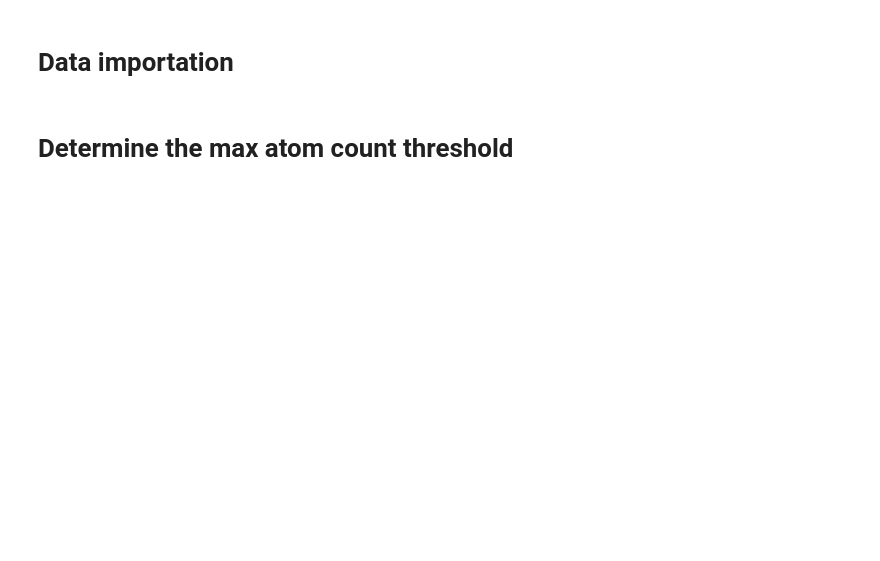
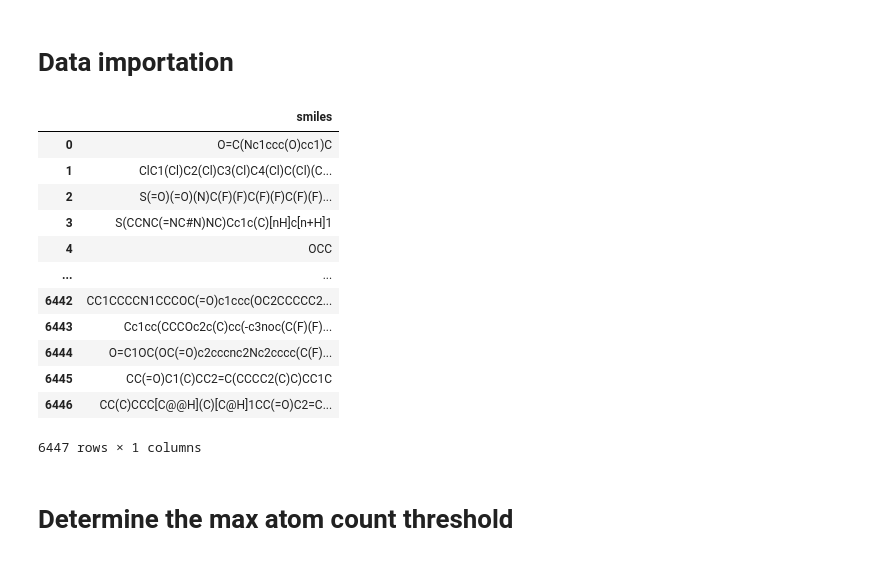
Before and after one commit to tahiri-lab/QSAR, a Jupyter notebook: tutorials/gan.ipynb, the cells around one changed output. Saved outputs shown, nothing was run; the diff lists cells and outputs as text; code cells hidden in the pictures; blank space fills up the shorter version.

```diff
--- a/tutorials/gan.ipynb
+++ b/tutorials/gan.ipynb
@@ -11,22 +20,36 @@ from qsar.utils.visualizer import Visualizer
 # %%
 # our dataset (183 smiles)
 df = pd.read_csv('../data/unfiltered_data_smiles.csv')
 data_local = df[['SMILES']]
 data_local.columns = [col.lower() for col in data_local.columns]
 
 # Tox21 Dataset: Contains bioactivity data for various chemicals in toxicity assays, used for toxicology research and safety assessments.
 # https://paperswithcode.com/dataset/tox21-1
 _, datasets, _ = dc.molnet.load_tox21()
 data_tox21 = pd.DataFrame(data={'smiles': datasets[0].ids})
 
 # Lipo Dataset: Provides lipophilicity data (logP values) of chemical compounds, aiding in studies of compound absorption and metabolism in pharmacology.
 # https://www.ebi.ac.uk/chembl/document_report_card/CHEMBL3301361/
 _, datasets, _ = dc.molnet.load_lipo()
 data_lipo = pd.DataFrame(data={'smiles': datasets[0].ids})
 
 # thought of combining all datasets might maximise the GAN perf and boost the prediction
-data = pd.concat([data_local, data_tox21, data_lipo], ignore_index=True)
+data = pd.concat([data_local, data_tox21], ignore_index=True)
 display(data)
+# %% [output]
+|  | smiles |
+| 0 | O=C(Nc1ccc(O)cc1)C |
+| 1 | ClC1(Cl)C2(Cl)C3(Cl)C4(Cl)C(Cl)(C... |
+| 2 | S(=O)(=O)(N)C(F)(F)C(F)(F)C(F)(F)... |
+| 3 | S(CCNC(=NC#N)NC)Cc1c(C)[nH]c[n+H]1 |
+| 4 | OCC |
+| ... | ... |
+| 6442 | CC1CCCCN1CCCOC(=O)c1ccc(OC2CCCCC2... |
+| 6443 | Cc1cc(CCCOc2c(C)cc(-c3noc(C(F)(F)... |
+| 6444 | O=C1OC(OC(=O)c2cccnc2Nc2cccc(C(F)... |
+| 6445 | CC(=O)C1(C)CC2=C(CCCC2(C)C)CC1C |
+| 6446 | CC(C)CCC[C@@H](C)[C@H]1CC(=O)C2=C... |
+6447 rows × 1 columns
 # %% [markdown]
 # Determine the max atom count threshold
 # %%
```
Also changed, not shown: parts of 7 cells of this notebook, 3 other files.
